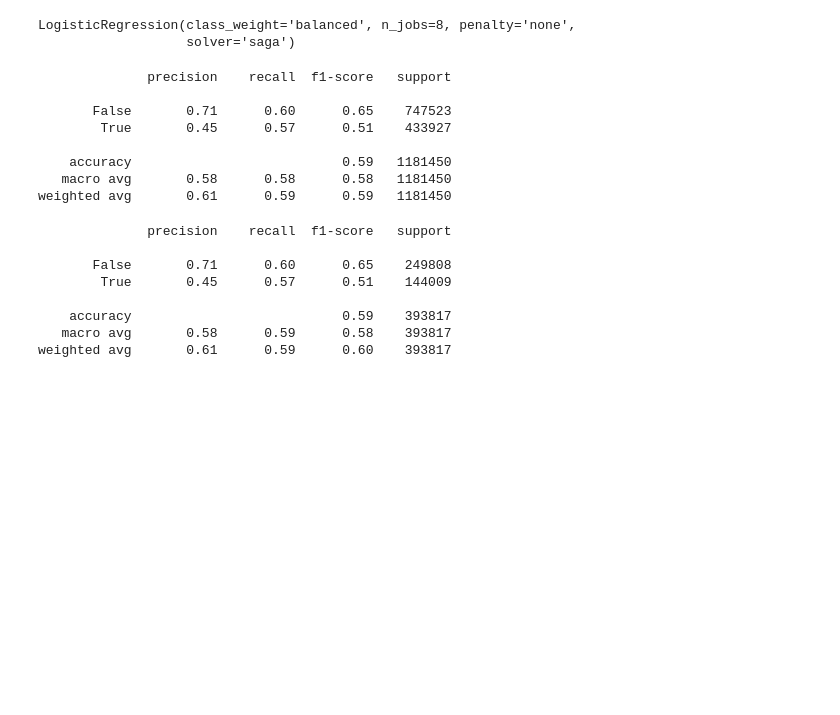
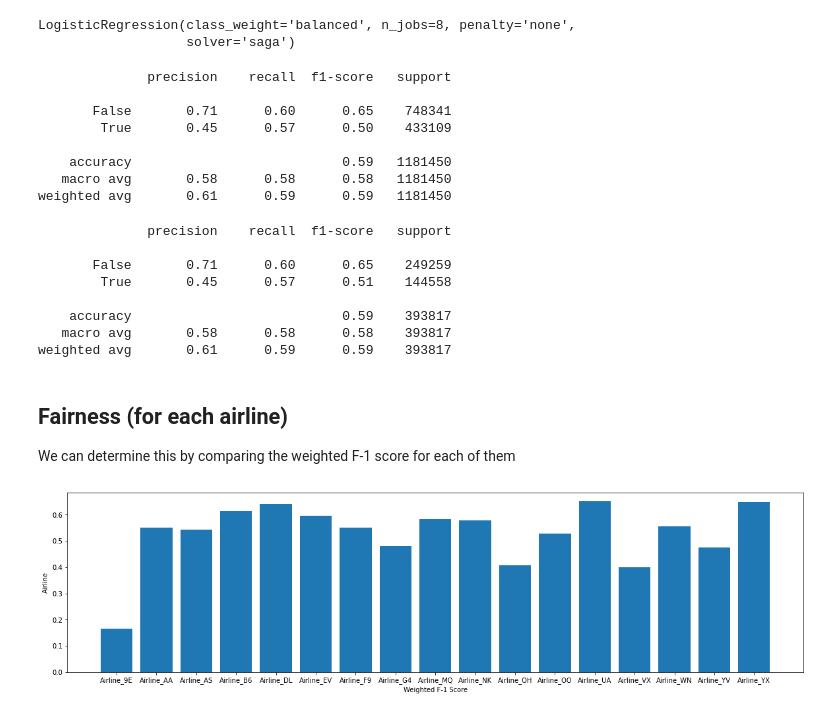
Before and after one commit to PPPSDavid/ORIE-4741-Project, a Jupyter notebook: Logistic_with_tuning_10_with_10.ipynb, the cells around one changed output. Drawn from its saved outputs; the diff is of its cells as text; code cells hidden in the pictures; blank space fills up the shorter version.

```diff
--- a/Logistic_with_tuning_10_with_10.ipynb
+++ b/Logistic_with_tuning_10_with_10.ipynb
@@ -297,27 +315,48 @@ LogisticRegression(class_weight='balanced', n_jobs=8, penalty='none',
                    solver='saga')
 # %%
 # See Train
-pred = logistic_scaled.predict(X_train_scaled)
+pred = logistic_final.predict(X_train_scaled)
 print(classification_report(y_train.values.ravel(), pred))
 # %% [output]
               precision    recall  f1-score   support
 
-       False       0.71      0.60      0.65    747523
-        True       0.45      0.57      0.51    433927
+       False       0.71      0.60      0.65    748341
+        True       0.45      0.57      0.50    433109
 
     accuracy                           0.59   1181450
    macro avg       0.58      0.58      0.58   1181450
 weighted avg       0.61      0.59      0.59   1181450
 # %%
 # See Test
-pred = logistic_scaled.predict(X_test_scaled)
+pred = logistic_final.predict(X_test_scaled)
 print(classification_report(y_test.values.ravel(), pred))
 # %% [output]
               precision    recall  f1-score   support
 
-       False       0.71      0.60      0.65    249808
-        True       0.45      0.57      0.51    144009
+       False       0.71      0.60      0.65    249259
+        True       0.45      0.57      0.51    144558
 
     accuracy                           0.59    393817
-   macro avg       0.58      0.59      0.58    393817
-weighted avg       0.61      0.59      0.60    393817
+   macro avg       0.58      0.58      0.58    393817
+weighted avg       0.61      0.59      0.59    393817
+# %% [markdown]
+## Fairness (for each airline)
+We can determine this  by comparing the weighted F-1 score for each of them
+# %%
+result = []
+names = []
+for col_name in X_test.columns:
+    if 'Airline_' in col_name:
+        X_sub = scaler.transform(X_test.loc[X_test[col_name] == 1])
+        y_sub = y_test.loc[X_test[col_name] == 1]
+        pred = logistic_final.predict(X_sub)
+        names.append(col_name)
+        result.append(f1_score(y_sub.values.ravel(), pred, average='weighted'))
+# %%
+plt.rcParams["figure.figsize"] = (20,5)
+plt.bar(names,result)
+plt.xlabel('Weighted F-1 Score')
+plt.ylabel('Airline')
+plt.show()
+# %% [output]
+[figure, added]
```
Also changed, not shown: parts of 2 cells of this notebook.
